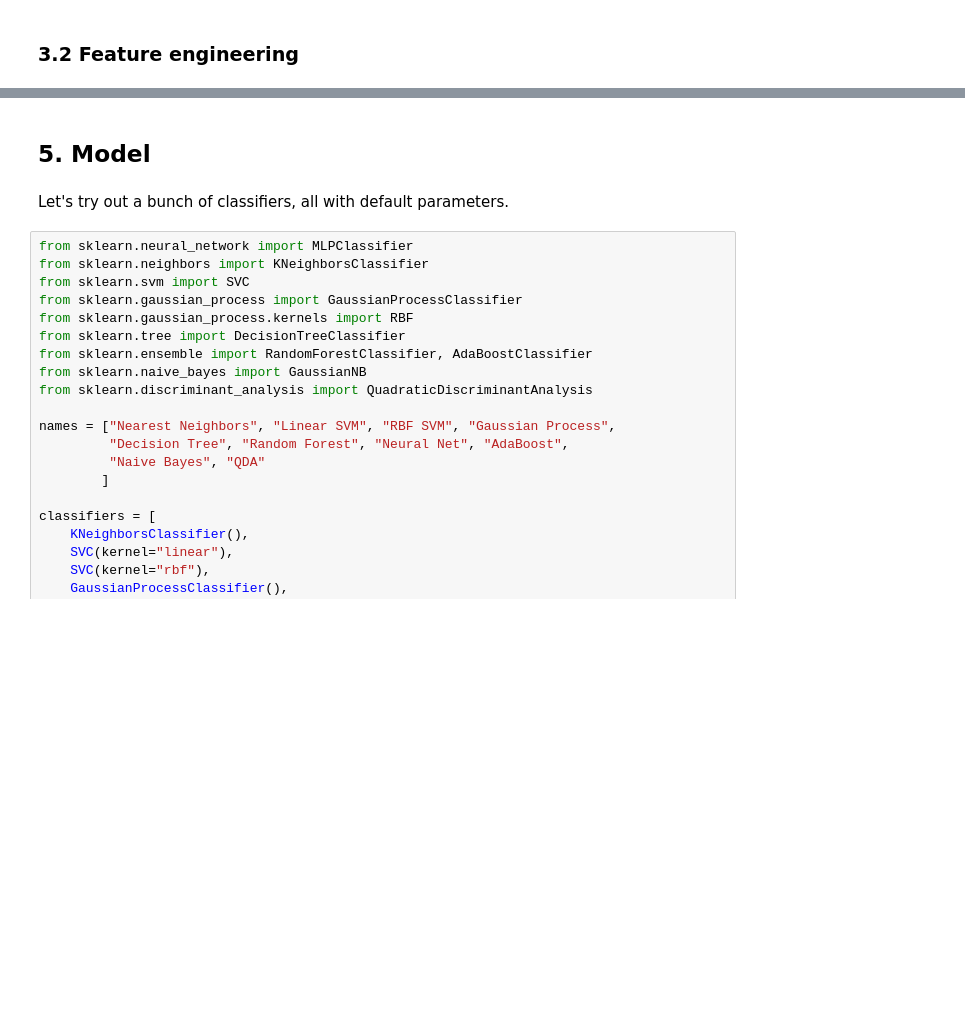
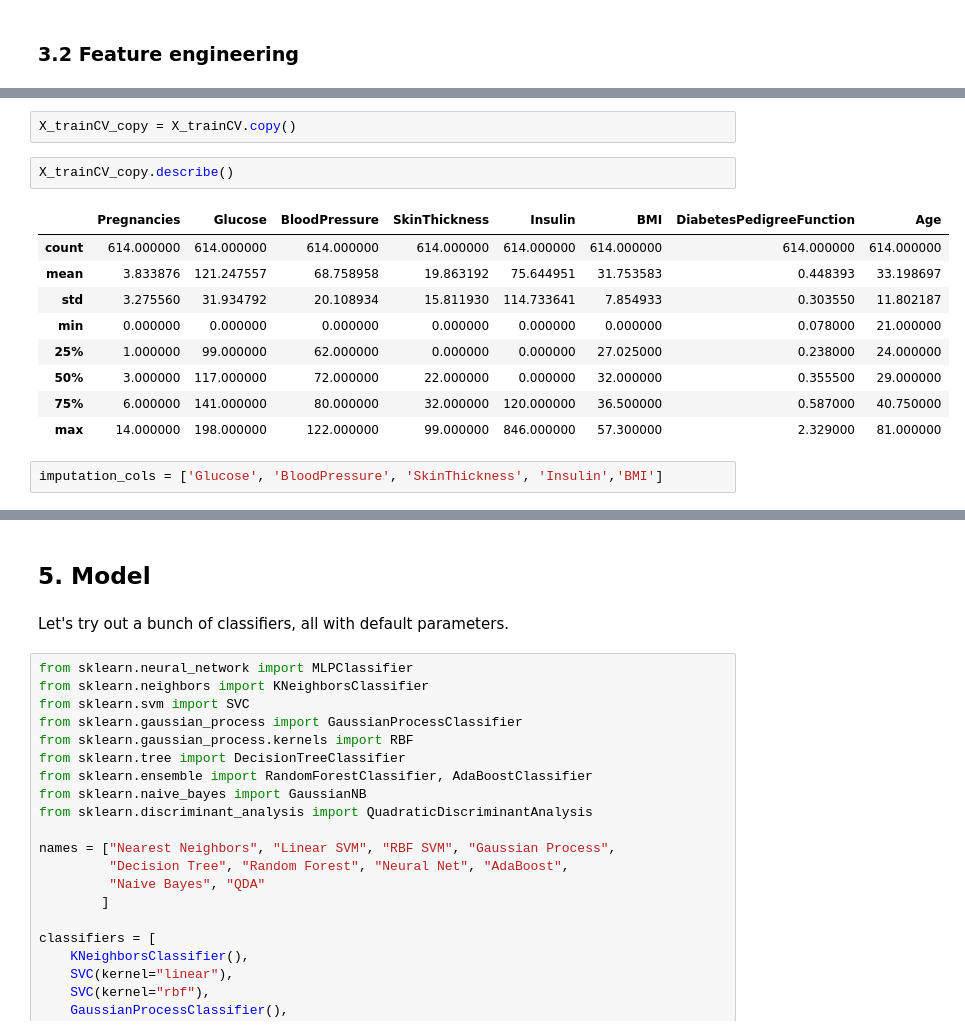
Before and after one commit to Esrem5/PredictDiabetes, a Jupyter notebook: diabetes.ipynb, the cells around one changed output, grey strips where cells are left out. Cells and saved outputs as stored; diff of their text form; blank space fills up the shorter version.

```diff
--- a/diabetes.ipynb
+++ b/diabetes.ipynb
@@ -229,0 +366,16 @@ After n zeros: 0
+# %%
+X_trainCV_copy = X_trainCV.copy()
+# %%
+X_trainCV_copy.describe()
+# %% [output]
+|  | Pregnancies | Glucose | BloodPressure | SkinThickness | Insulin | BMI | DiabetesPedigreeFunction | Age |
+| count | 614.000000 | 614.000000 | 614.000000 | 614.000000 | 614.000000 | 614.000000 | 614.000000 | 614.000000 |
+| mean | 3.833876 | 121.247557 | 68.758958 | 19.863192 | 75.644951 | 31.753583 | 0.448393 | 33.198697 |
+| std | 3.275560 | 31.934792 | 20.108934 | 15.811930 | 114.733641 | 7.854933 | 0.303550 | 11.802187 |
+| min | 0.000000 | 0.000000 | 0.000000 | 0.000000 | 0.000000 | 0.000000 | 0.078000 | 21.000000 |
+| 25% | 1.000000 | 99.000000 | 62.000000 | 0.000000 | 0.000000 | 27.025000 | 0.238000 | 24.000000 |
+| 50% | 3.000000 | 117.000000 | 72.000000 | 22.000000 | 0.000000 | 32.000000 | 0.355500 | 29.000000 |
+| 75% | 6.000000 | 141.000000 | 80.000000 | 32.000000 | 120.000000 | 36.500000 | 0.587000 | 40.750000 |
+| max | 14.000000 | 198.000000 | 122.000000 | 99.000000 | 846.000000 | 57.300000 | 2.329000 | 81.000000 |
+# %%
+imputation_cols = ['Glucose', 'BloodPressure', 'SkinThickness', 'Insulin','BMI']
```
Also changed, not shown: parts of 58 cells of this notebook, 1 other file.
